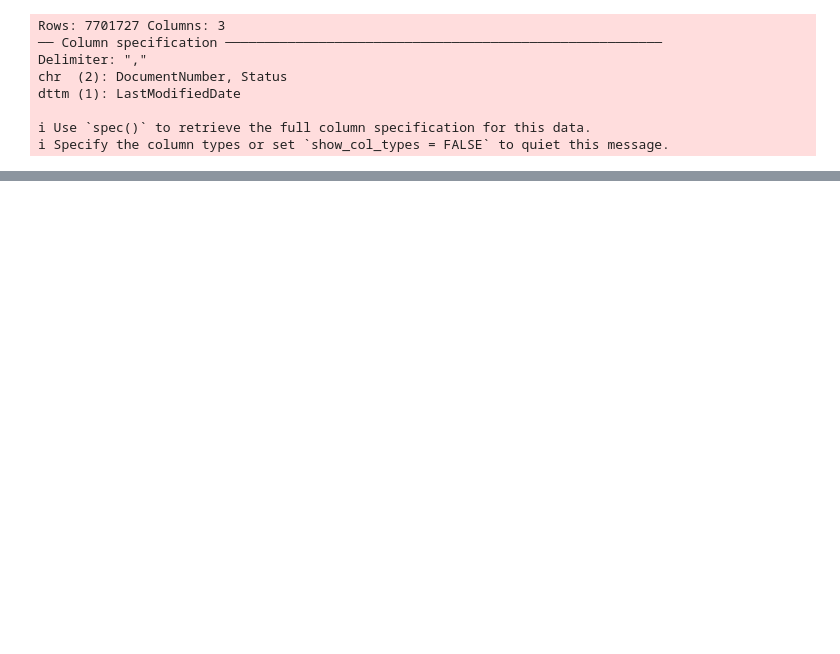
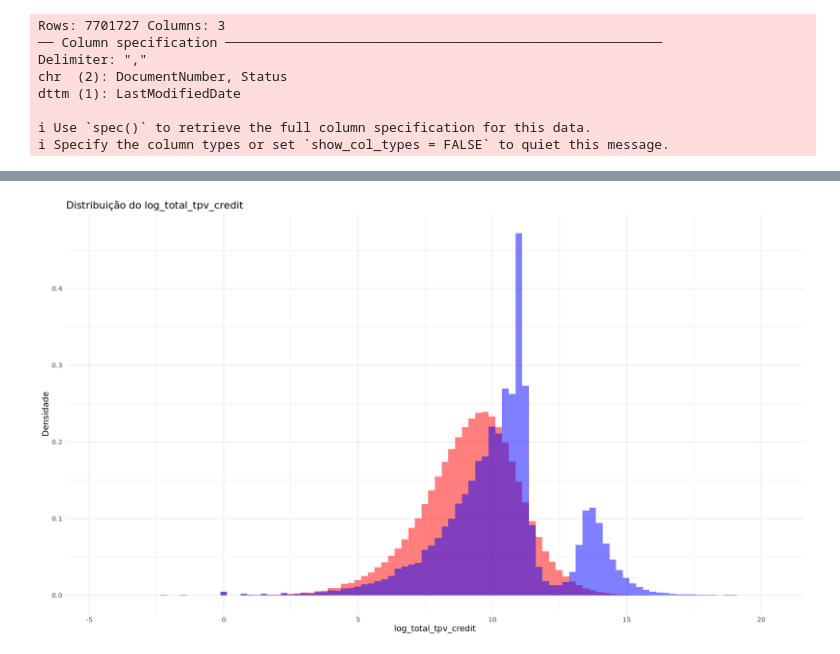
Before and after one commit to guilhermefigueira-dev/projeto_vencedores, a Jupyter notebook: R_cnpj_vencedores.ipynb, the cells around one changed output, grey strips where cells are left out. Drawn from its saved outputs; the diff is of its cells as text; code cells hidden in the pictures; blank space fills up the shorter version.

```diff
--- a/R_cnpj_vencedores.ipynb
+++ b/R_cnpj_vencedores.ipynb
@@ -142,0 +211,2 @@ Warning message:
+# %%
+document_winners = base_resid_decil %>% filter(total_resid_above_2_std %in% c(6,7,8,9,10,11)) %>% pull(document)
@@ -142,0 +217,12 @@ Warning message:
+# %%
+base_winners = base_ %>% filter(document %in% document_winners)
+# %%
+ggplot() +
+  geom_histogram(aes(x = base_$log_total_tpv_credit, y = ..density..),
+                 bins = 100, fill = "red", alpha = 0.5) +
+  geom_histogram(aes(x = base_winners$log_total_tpv_credit, y = ..density..),
+                 bins = 100, fill = "blue", alpha = 0.5) +
+  labs(title = "Distribuição do log_total_tpv_credit",
+       x = "log_total_tpv_credit", y = "Densidade") +
+  theme_minimal()
+# %% [output]
@@ -142,0 +233 @@ Warning message:
+[figure, added]
```
Also changed, not shown: parts of 37 cells of this notebook, 1 other file.
